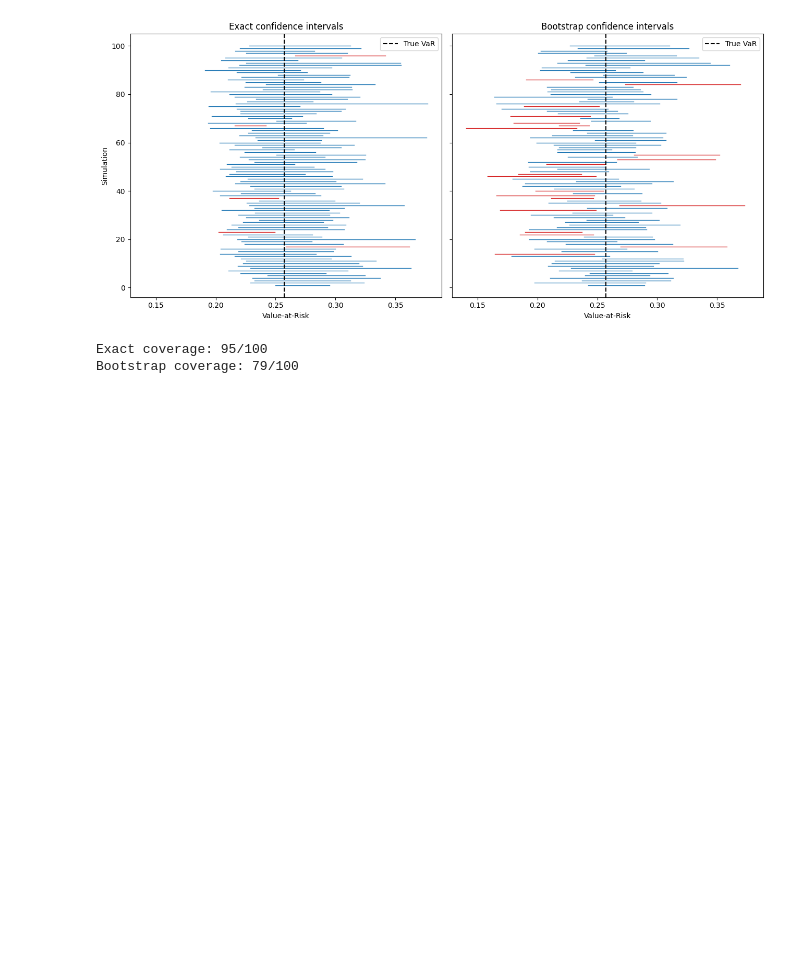
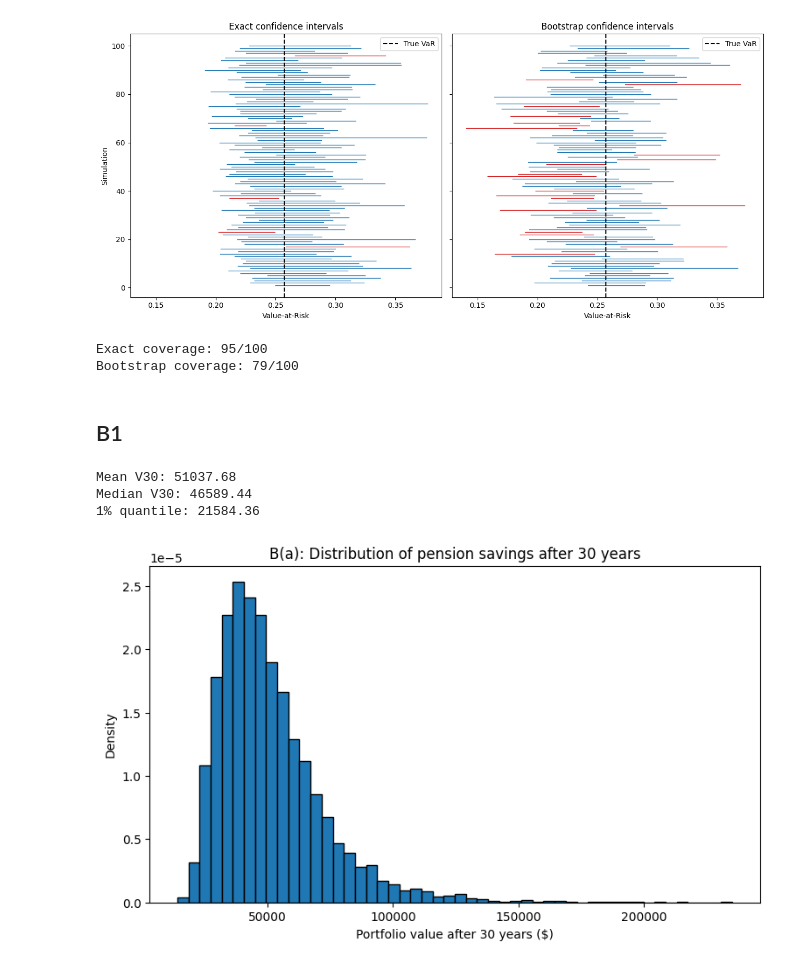
Before and after one commit to tom-fritzdorf/Risk-managment, a Jupyter notebook: projekt1_Noah.ipynb, the cells around one changed output. Cells and saved outputs as stored; diff of their text form; code cells hidden in the pictures; blank space fills up the shorter version.

```diff
--- a/projekt1_Noah.ipynb
+++ b/projekt1_Noah.ipynb
@@ -379,3 +379,70 @@ print(f"Bootstrap coverage: {bootstrap_covered.sum()}/{K}")
 [figure]
 Exact coverage: 95/100
 Bootstrap coverage: 79/100
+# %% [markdown]
+## B1
+# %%
+#nu kör vi B1
+
+
+import numpy as np
+import matplotlib.pyplot as plt
+
+# Parameters
+mu = 0.03
+sigma = 0.2
+p = 0.8
+c = 0.5
+
+n = 10000       # Number of simulations
+T = 30          # Number of years
+deposit = 1000
+r = 0.01
+
+np.random.seed(37)
+
+# Generate n independent scenarios of 30 yearly returns
+Z = np.random.standard_normal((n, T))
+
+def simulate_pension(mu, sigma, p, c, Z):
+    n, T = Z.shape
+
+    # Initial portfolio values
+    V = np.zeros(n)
+
+    for k in range(1, T + 1):
+
+        # Fraction invested in stocks
+        alpha_k = p * (1 - c * (k - 1) / 30)
+
+        # Yearly stock return
+        R_k = np.exp(mu + sigma * Z[:, k - 1])
+
+        # Combined portfolio return
+        A_k = alpha_k * R_k + (1 - alpha_k) * np.exp(r)
+
+        # Add deposit and apply yearly return
+        V = (V + deposit) * A_k
+
+    return V
+
+# Simulate final portfolio values
+V30 = simulate_pension(mu, sigma, p, c, Z)
+
+# Empirical statistics
+print(f"Mean V30: {np.mean(V30):.2f}")
+print(f"Median V30: {np.median(V30):.2f}")
+print(f"1% quantile: {np.quantile(V30, 0.01):.2f}")
+
+# Plot empirical distribution
+plt.figure(figsize=(9, 5))
+plt.hist(V30, bins=50, density=True, edgecolor="black")
+plt.xlabel("Portfolio value after 30 years ($)")
+plt.ylabel("Density")
+plt.title("B(a): Distribution of pension savings after 30 years")
+plt.show()
+# %% [output]
+Mean V30: 51037.68
+Median V30: 46589.44
+1% quantile: 21584.36
+[figure, added]
```
Also changed, not shown: parts of 2 cells of this notebook.
